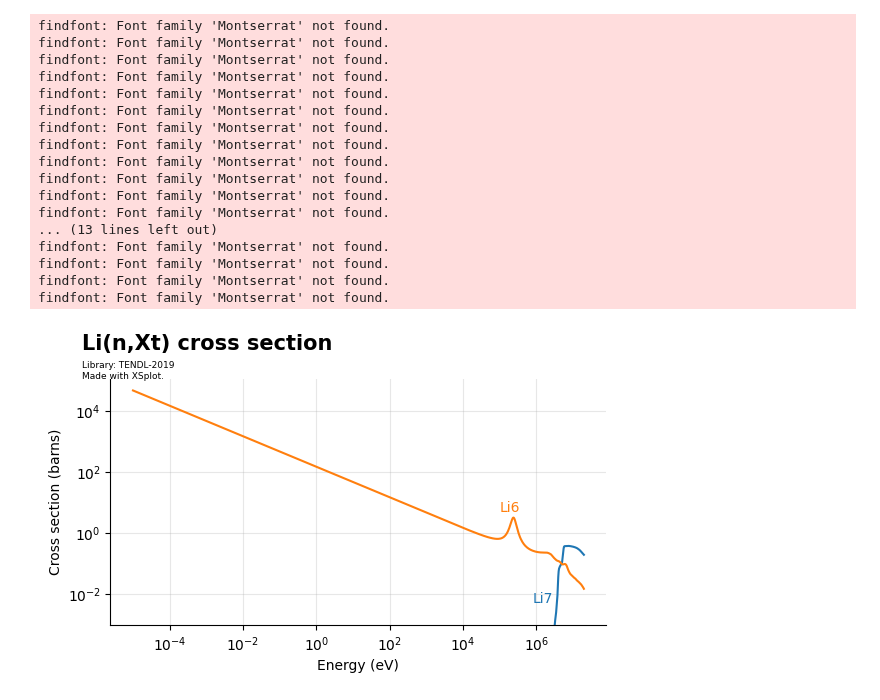
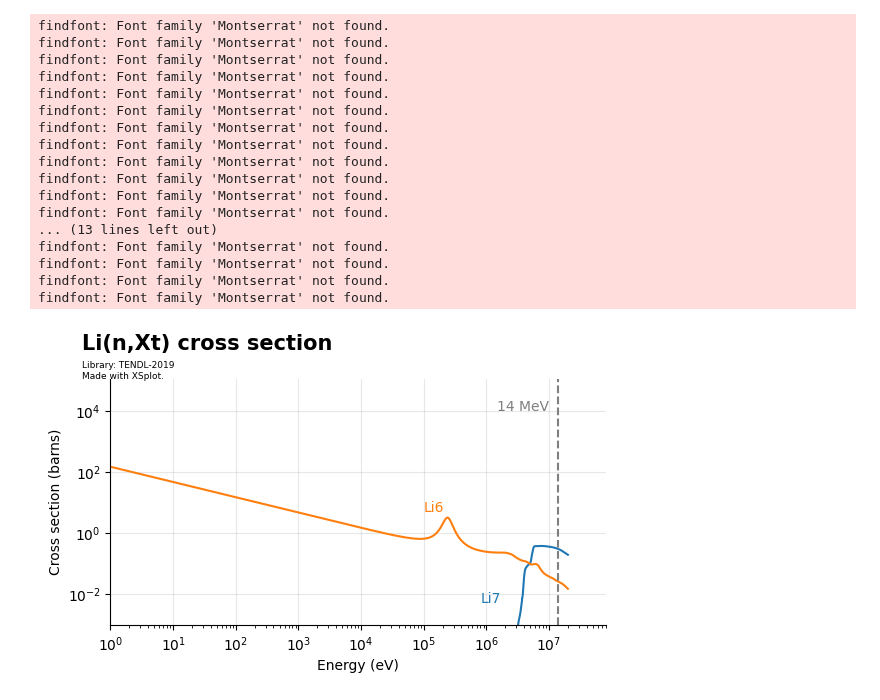
Before and after one commit to LIBRA-project/BABY-100-mL-runs, a Jupyter notebook: plot_li_xt_cross_sections.ipynb, the cells around one changed output. Saved outputs shown, nothing was run; the diff lists cells and outputs as text; code cells hidden in the pictures.

Commit message:
added cross section plots

```diff
--- a/plot_li_xt_cross_sections.ipynb
+++ b/plot_li_xt_cross_sections.ipynb
@@ -13,6 +13,9 @@ li7_l, =plt.plot(li_7["energy"], li_7["cross section"])
 
 li_6 = data[1]
 li6_l, = plt.plot(li_6["energy"], li_6["cross section"])
+
+plt.axvline(x=14e6, linestyle="dashed", color="tab:grey")
+plt.annotate("14 MeV", (10e6, 1e4), ha="right", color="tab:grey")
 
 plt.xscale("log")
 plt.yscale("log")
@@ -37,31 +40,32 @@ plt.xlabel("Energy (eV)")
 plt.ylabel("Cross section (barns)")
 
 plt.annotate("Li6", (1e5, 5e0), color=li6_l.get_color())
 plt.annotate("Li7", (8e5, 5e-3),color=li7_l.get_color())
 plt.ylim(bottom=min(li_7["cross section"]))
+plt.xlim(left=1)
 
 plt.grid(alpha=0.3)
 plt.gca().set_axisbelow(True)
 
 plt.gca().spines.right.set_visible(False)
 plt.gca().spines.top.set_visible(False)
 plt.savefig("cross_section.svg", bbox_inches = "tight")
 # %% [output]
 findfont: Font family 'Montserrat' not found.
 findfont: Font family 'Montserrat' not found.
 findfont: Font family 'Montserrat' not found.
 findfont: Font family 'Montserrat' not found.
 findfont: Font family 'Montserrat' not found.
 findfont: Font family 'Montserrat' not found.
 findfont: Font family 'Montserrat' not found.
 findfont: Font family 'Montserrat' not found.
 findfont: Font family 'Montserrat' not found.
 findfont: Font family 'Montserrat' not found.
 findfont: Font family 'Montserrat' not found.
 findfont: Font family 'Montserrat' not found.
 ... (13 lines left out)
 findfont: Font family 'Montserrat' not found.
 findfont: Font family 'Montserrat' not found.
 findfont: Font family 'Montserrat' not found.
 findfont: Font family 'Montserrat' not found.
-[figure, old version]
+[figure, new version]
```
